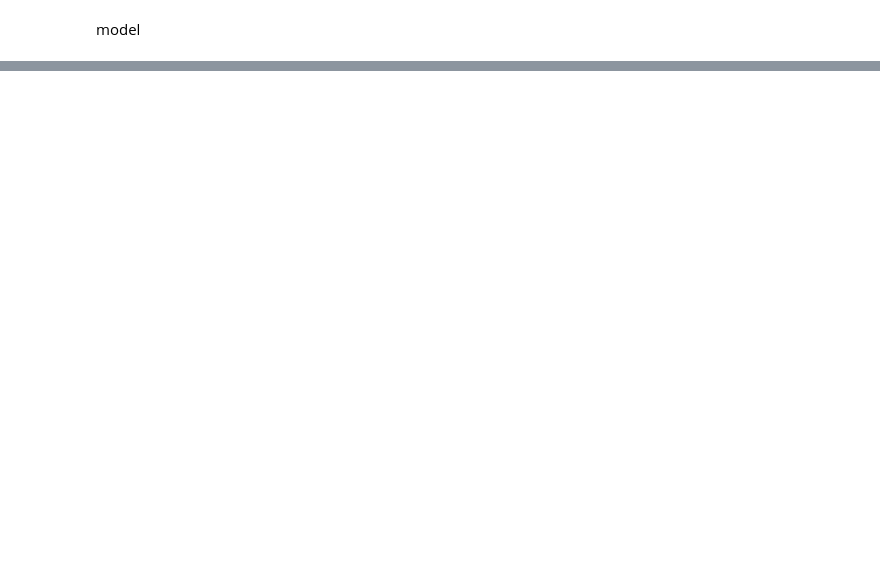
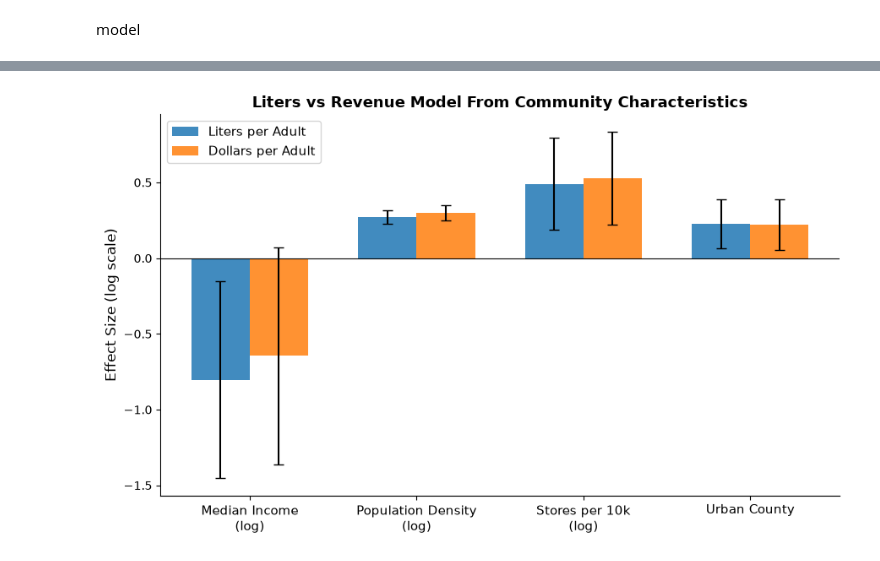
Before and after one commit to HudsonPifer1217/Data4401AlcoholProject, a Jupyter notebook: DEAD-Analysis.ipynb, the cells around one changed output, grey strips where cells are left out. Cells and saved outputs as stored; diff of their text form; code cells hidden in the pictures; blank space fills up the shorter version.

```diff
--- a/DEAD-Analysis.ipynb
+++ b/DEAD-Analysis.ipynb
@@ -701,0 +731,41 @@ Covariance Type:              nonrobust
+# %%
+import matplotlib.pyplot as plt
+import numpy as np
+
+# Rebuild comparison data if not already in memory
+vars_to_plot = ['log_income', 'log_density', 'log_stores_per_10k', 'urban']
+labels = ['Median Income\n(log)', 'Population Density\n(log)', 'Stores per 10k\n(log)', 'Urban County']
+
+liters_coef = results_cl.params[vars_to_plot]
+liters_ci = results_cl.conf_int().loc[vars_to_plot]
+liters_err = [liters_coef - liters_ci[0], liters_ci[1] - liters_coef]
+
+dollars_coef = results_dollars_cl.params[vars_to_plot]
+dollars_ci = results_dollars_cl.conf_int().loc[vars_to_plot]
+dollars_err = [dollars_coef - dollars_ci[0], dollars_ci[1] - dollars_coef]
+
+# Grouped bar chart
+x = np.arange(len(vars_to_plot))
+width = 0.35
+
+fig, ax = plt.subplots(figsize=(9, 5.5))
+
+bars1 = ax.bar(x - width/2, liters_coef, width, yerr=liters_err, capsize=4,
+                label='Liters per Adult', color='#1f77b4', alpha=0.85)
+bars2 = ax.bar(x + width/2, dollars_coef, width, yerr=dollars_err, capsize=4,
+                label='Dollars per Adult', color='#ff7f0e', alpha=0.85)
+
+ax.axhline(0, color='black', linewidth=0.8)
+ax.set_xticks(x)
+ax.set_xticklabels(labels, fontsize=11)
+ax.set_ylabel('Effect Size (log scale)', fontsize=12)
+ax.set_title('Liters vs Revenue Model From Community Characteristics',
+              fontsize=13, weight='bold')
+ax.legend(fontsize=11)
+ax.spines[['top', 'right']].set_visible(False)
+
+plt.tight_layout()
+plt.savefig('liters_vs_dollars_chart.png', dpi=200, bbox_inches='tight')
+plt.show()
+# %% [output]
+[figure, added]
```
Also changed, not shown: parts of 21 cells of this notebook.
